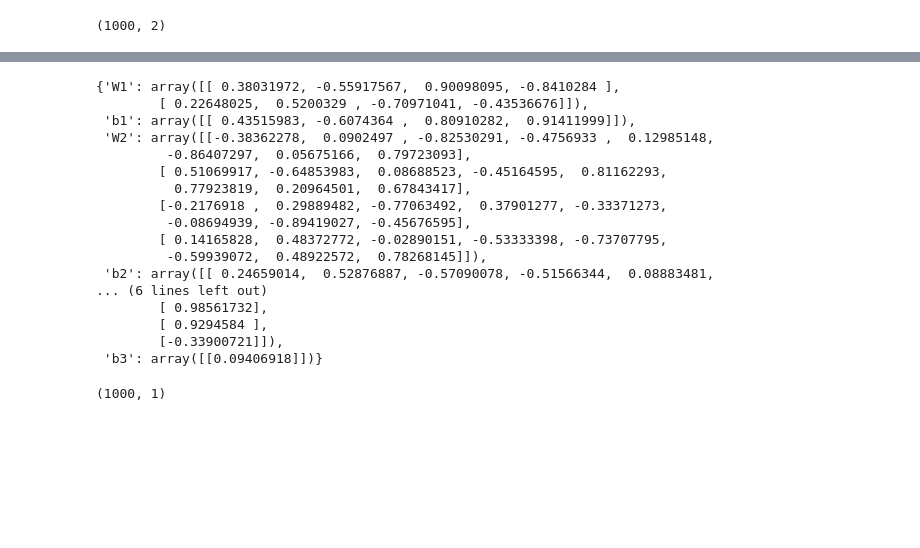
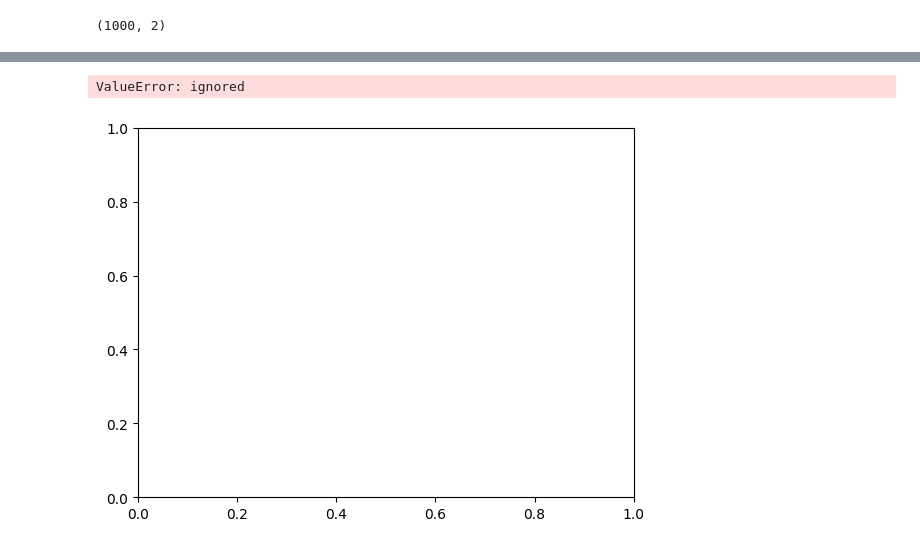
Before and after one commit to daniel542813x/deepLearning, a Jupyter notebook: RedNeuronalConNumpy.ipynb, the cells around one changed output, grey strips where cells are left out. Saved outputs shown, nothing was run; the diff lists cells and outputs as text; code cells hidden in the pictures; blank space fills up the shorter version.

```diff
--- a/RedNeuronalConNumpy.ipynb
+++ b/RedNeuronalConNumpy.ipynb
@@ -56,22 +65,39 @@ def initialize_parameters_deep(layers_dim):
+# %%
+#Calcutale derivates
+def train(X,Y,params,lr=0.05,iter=500):
+  error=[]
+  for i in range(0,iter):
+    output = forward(params,X)
+
+    if i % 50 == 0:
+      error.append(mse(Y,output,True))
+
+    params['dZ3'] = mse(Y,output,True) * sigmoid(params['A3'],True)
+    params['dW3'] = params['A2'].T@params['dZ3']
+
+    params['dZ2'] = np.matmul(params['dZ3'],params['W3'].T) * relu(params['A2'],True)
+    params['dW2'] = params['A1'].T@params['dZ2']
+
+    params['dZ1'] = np.matmul(params['dZ2'],params['W2'].T) * relu(params['A1'],True)
+    params['dW1'] = params['A0'].T@params['dZ1']
+
+    output = forward(params,X)
+
+    # update weigtes
+
+    params['W3'] = params['W3'] - params['dW3'] * lr
+    params['b3'] = params['b3'] - (np.mean(params['dW3'],axis=0,keepdims=True) ) * lr
+
+    params['W2'] = params['W2'] - params['dW2'] * lr
+    params['b2'] = params['b2'] - (np.mean(params['dW2'],axis=0,keepdims=True) ) * lr
+
+    params['W1'] = params['W1'] - params['dW1'] * lr
+    params['b1'] = params['b1'] - (np.mean(params['dW1'],axis=0,keepdims=True) ) * lr
+
+  output = forward(params,X)
+
+  return output, error
 # %%
 layers_dim=[2,4,8,1]
 params = initialize_parameters_deep(layers_dim)
-params
+output, error = train(X,Y,params)
-# %% [output]
-{'W1': array([[ 0.38031972, -0.55917567,  0.90098095, -0.8410284 ],
-        [ 0.22648025,  0.5200329 , -0.70971041, -0.43536676]]),
- 'b1': array([[ 0.43515983, -0.6074364 ,  0.80910282,  0.91411999]]),
- 'W2': array([[-0.38362278,  0.0902497 , -0.82530291, -0.4756933 ,  0.12985148,
-         -0.86407297,  0.05675166,  0.79723093],
-        [ 0.51069917, -0.64853983,  0.08688523, -0.45164595,  0.81162293,
-          0.77923819,  0.20964501,  0.67843417],
-        [-0.2176918 ,  0.29889482, -0.77063492,  0.37901277, -0.33371273,
-         -0.08694939, -0.89419027, -0.45676595],
-        [ 0.14165828,  0.48372772, -0.02890151, -0.53333398, -0.73707795,
-         -0.59939072,  0.48922572,  0.78268145]]),
- 'b2': array([[ 0.24659014,  0.52876887, -0.57090078, -0.51566344,  0.08883481,
-... (6 lines left out)
-        [ 0.98561732],
-        [ 0.9294584 ],
-        [-0.33900721]]),
- 'b3': array([[0.09406918]])}
@@ -87,5 +103,0 @@ def forward(params):
-# %%
-output = forward(params)
-output.shape
-# %% [output]
-(1000, 1)
@@ -115,0 +104,5 @@ params['b1'] = params['b1']-(np.mean(params['dW1'],axis=0,keepdims=True) ) * lr
+# %%
+plt.plot(error)
+# %% [output]
+ValueError: ignored
+[figure, added]
```
Also changed, not shown: parts of 4 cells of this notebook.
